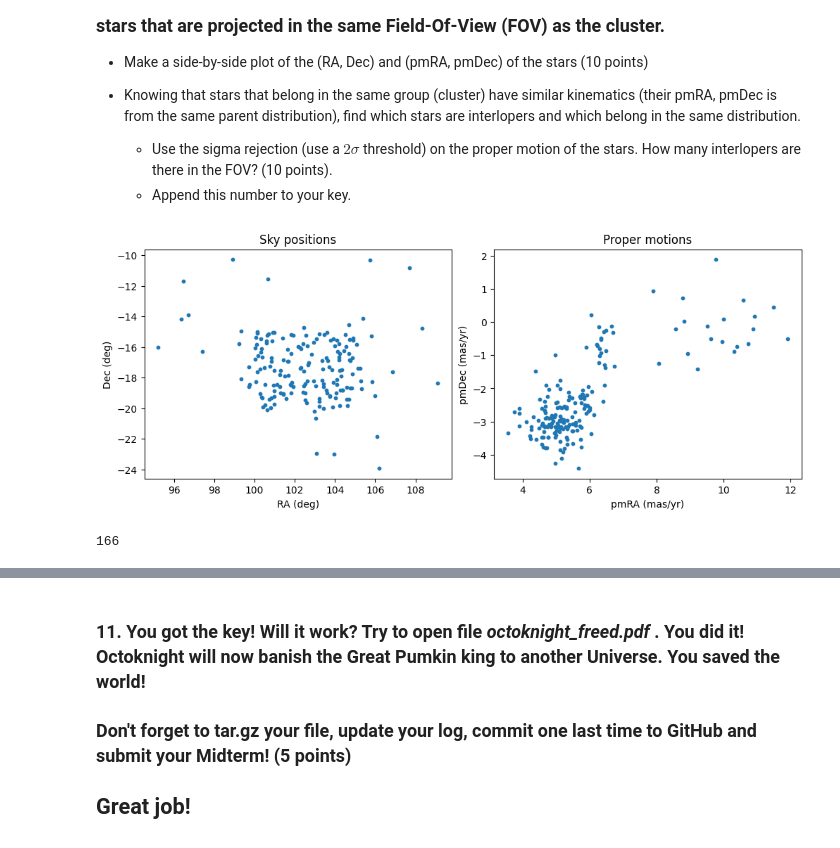
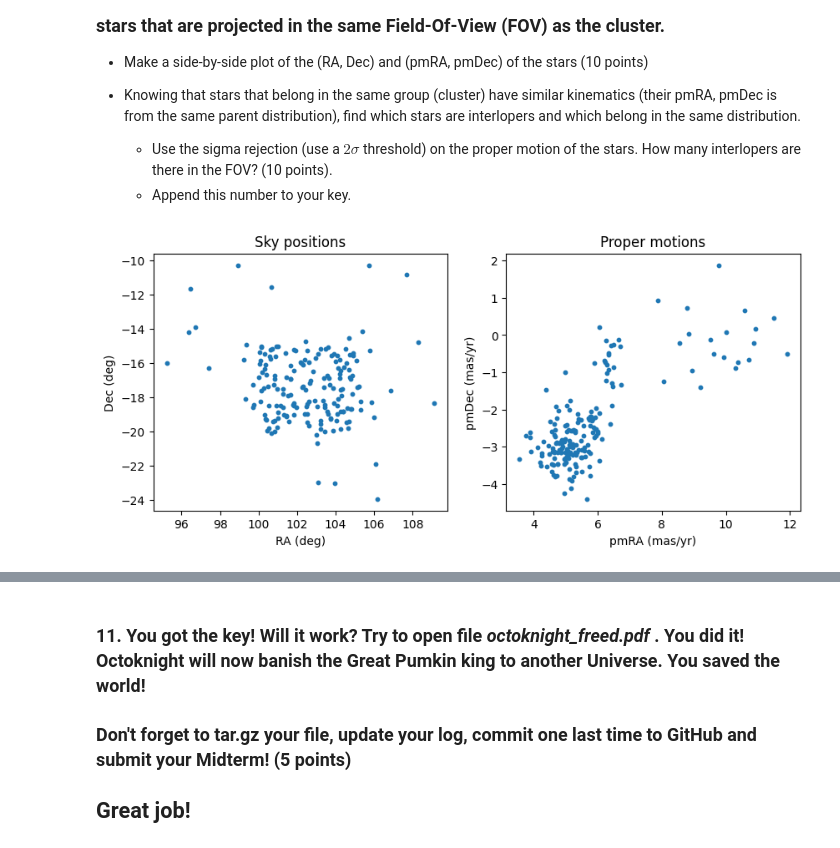
Before and after one commit to amedina695/lectures_git, a Jupyter notebook: midterm/Midterm_F25-classroom.ipynb, the cells around one changed output, grey strips where cells are left out. Saved outputs shown, nothing was run; the diff lists cells and outputs as text; code cells hidden in the pictures.

```diff
--- a/midterm/Midterm_F25-classroom.ipynb
+++ b/midterm/Midterm_F25-classroom.ipynb
@@ -957,25 +992,20 @@ The stars are shifting, and time is running out. Hidden among the star cluster
     - Use the sigma rejection (use a $2\sigma$ threshold) on the proper motion of the stars. How many interlopers are there in the FOV? (10 points).
     - Append this number to your key.
 # %%
-# Side-by-side plot of (RA, Dec) and (pmRA, pmDec)
+# (RA, Dec) and (pmRA, pmDec)
 
 prob10dat = np.loadtxt('star_motions.dat')
 #print(prob10dat)
 RA, Dec = prob10dat[:, 0], prob10dat[:, 1]
 pmRA, pmDec = prob10dat[:, 2], prob10dat[:, 3]
 
-fig, ax = plt.subplots(1,2, figsize=(10,4), constrained_layout=True)
-ax[0].scatter(RA, Dec, s=10); ax[0].set(xlabel="RA (deg)", ylabel="Dec (deg)", title="Sky positions")
-ax[1].scatter(pmRA, pmDec, s=10); ax[1].set(xlabel="pmRA (mas/yr)", ylabel="pmDec (mas/yr)", title="Proper motions")
+# Side-by-side
+fig, ax = plt.subplots(1,2, figsize=(10,4))
+ax[0].scatter(RA, Dec, s=10)
+ax[0].set(xlabel="RA (deg)", ylabel="Dec (deg)", title="Sky positions")
+
+ax[1].scatter(pmRA, pmDec, s=10)
+ax[1].set(xlabel="pmRA (mas/yr)", ylabel="pmDec (mas/yr)", title="Proper motions")
 plt.show()
 # %% [output]
-[figure, old version]
+[figure, new version]
-# %%
-# Sigma rejection on the proper motion
-mu = np.sqrt(pmRA**2 + pmDec**2)
-mask = np.abs(mu - mu.mean()) <= 2*mu.std(ddof=1)
-
-interlopers = (mask).sum()
-print(interlopers)
-# %% [output]
-166
```
Also changed, not shown: parts of 27 cells of this notebook.
